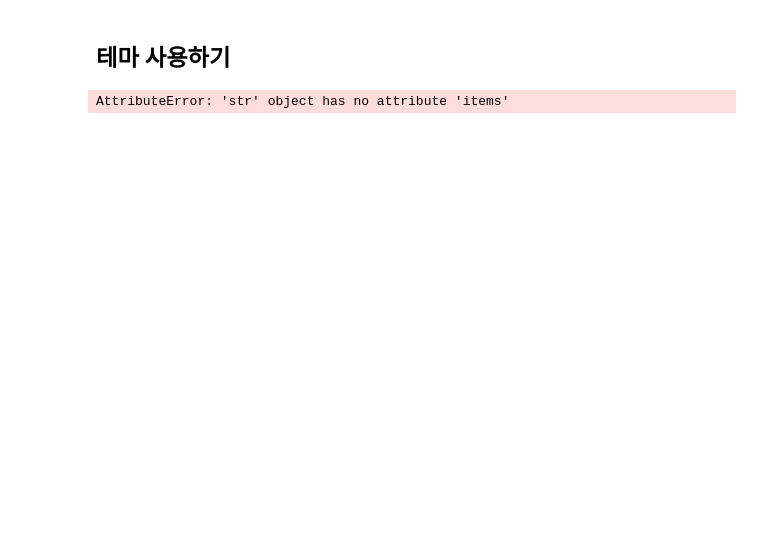
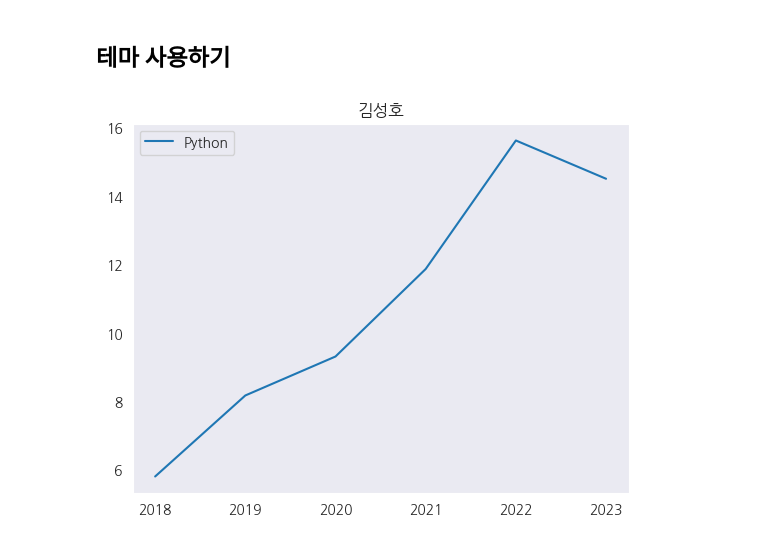
Before and after one commit to moonwonkim-a/Sesac, a Jupyter notebook: 12_pandas/data_visualizatio/0-1_seaborn.ipynb, the cells around one changed output. Saved outputs shown, nothing was run; the diff lists cells and outputs as text; code cells hidden in the pictures; blank space fills up the shorter version.

```diff
--- a/12_pandas/data_visualizatio/0-1_seaborn.ipynb
+++ b/12_pandas/data_visualizatio/0-1_seaborn.ipynb
@@ -38,7 +39,8 @@ Text(0, 0.5, '점유율')
 # %% [markdown]
 ## 테마 사용하기
 # %%
-sns.set_style("ticks","darkgrid")
+# sns.set_style("whitegrid")
+plt.title('김성호')
 lp = sns.lineplot(x=year, y=python, label='Python')
 # %% [output]
-AttributeError: 'str' object has no attribute 'items'
+[figure, added]
```
Also changed, not shown: parts of 8 cells of this notebook, 22 other files.
